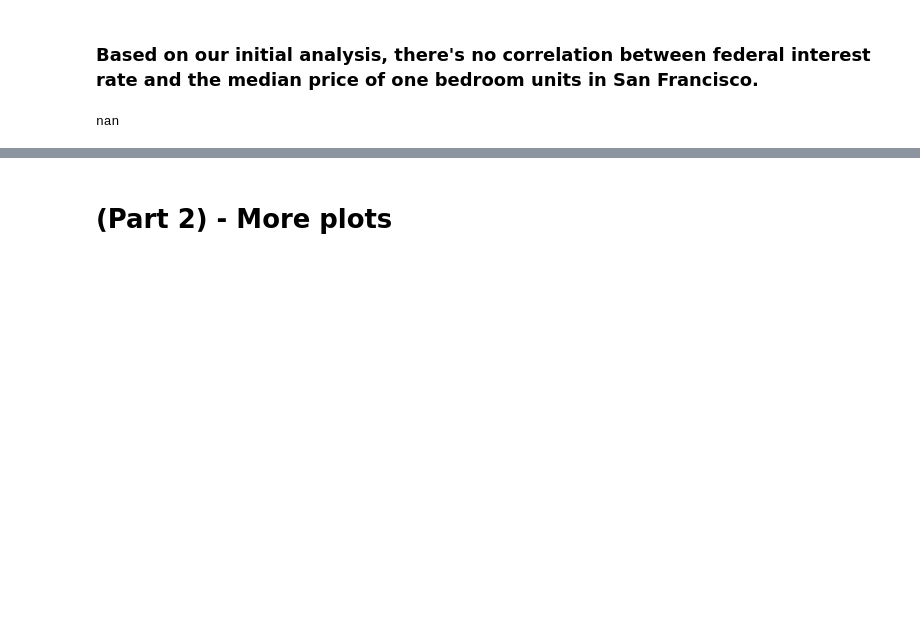
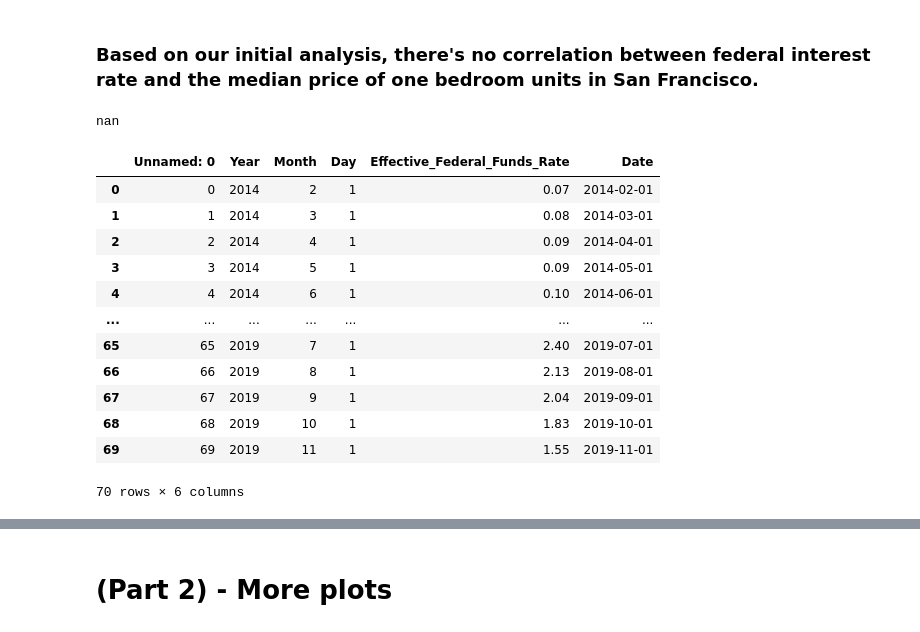
Before and after one commit to edtsoi430/05839-final-project, a Jupyter notebook: eda.ipynb, the cells around one changed output, grey strips where cells are left out. Saved outputs shown, nothing was run; the diff lists cells and outputs as text; code cells hidden in the pictures; blank space fills up the shorter version.

```diff
--- a/eda.ipynb
+++ b/eda.ipynb
@@ -437,0 +443,16 @@ nan
+# %%
+df_rate_subset
+# %% [output]
+|  | Unnamed: 0 | Year | Month | Day | Effective_Federal_Funds_Rate | Date |
+| 0 | 0 | 2014 | 2 | 1 | 0.07 | 2014-02-01 |
+| 1 | 1 | 2014 | 3 | 1 | 0.08 | 2014-03-01 |
+| 2 | 2 | 2014 | 4 | 1 | 0.09 | 2014-04-01 |
+| 3 | 3 | 2014 | 5 | 1 | 0.09 | 2014-05-01 |
+| 4 | 4 | 2014 | 6 | 1 | 0.10 | 2014-06-01 |
+| ... | ... | ... | ... | ... | ... | ... |
+| 65 | 65 | 2019 | 7 | 1 | 2.40 | 2019-07-01 |
+| 66 | 66 | 2019 | 8 | 1 | 2.13 | 2019-08-01 |
+| 67 | 67 | 2019 | 9 | 1 | 2.04 | 2019-09-01 |
+| 68 | 68 | 2019 | 10 | 1 | 1.83 | 2019-10-01 |
+| 69 | 69 | 2019 | 11 | 1 | 1.55 | 2019-11-01 |
+70 rows × 6 columns
```
Also changed, not shown: parts of 8 cells of this notebook.
